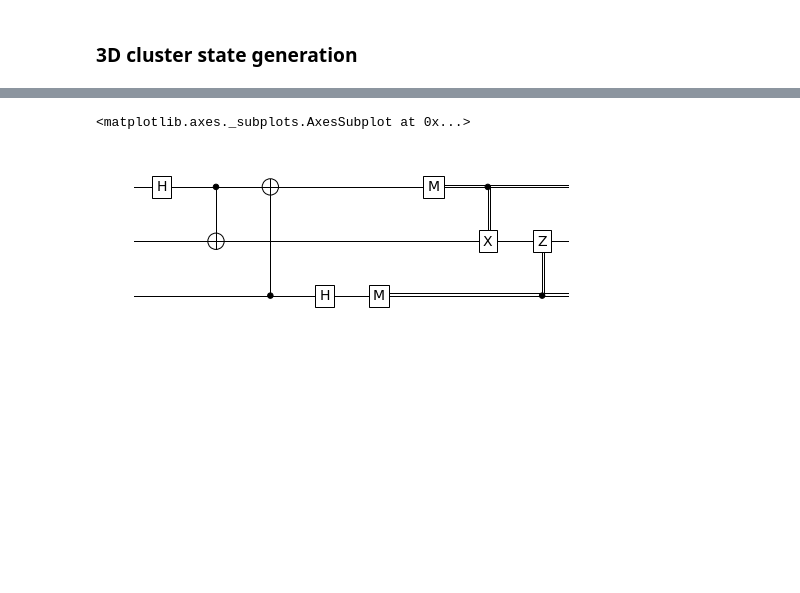
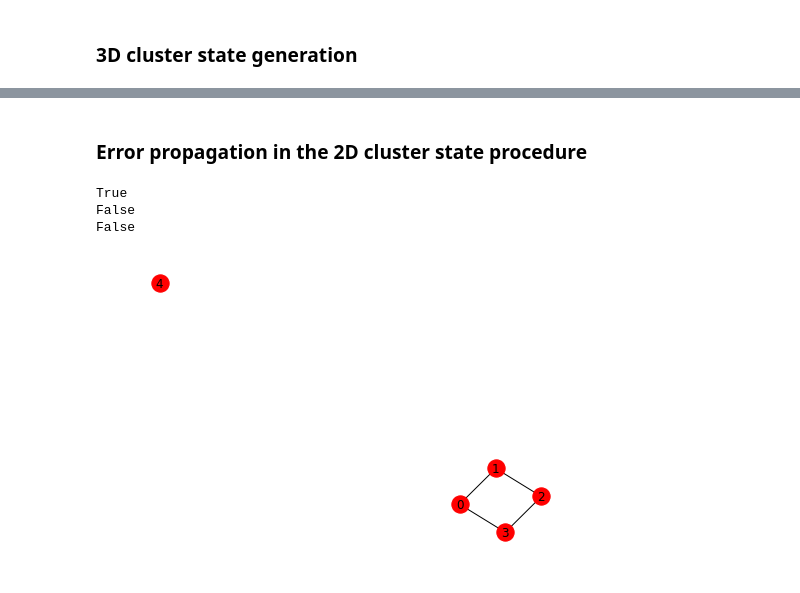
Before and after one commit to noajshu/clusterstates, a Jupyter notebook: knitting.ipynb, the cells around one changed output, grey strips where cells are left out. Drawn from its saved outputs; the diff is of its cells as text; code cells hidden in the pictures; blank space fills up the shorter version.

Commit message:
X error on interior qubit in 2D lattice after swap is propagated to a local X error, carried by the SWAPs

```diff
--- a/knitting.ipynb
+++ b/knitting.ipynb
@@ -151,7 +151,33 @@ False
-# %%
-plot_quantum_circuit([(H,q1),(CNOT,q2,q1),(CNOT,q1,q0),(H,q0),
-                      (M,q0),(M,q1),(CX,q2,q1),(CZ,q2,q0)],
-                     plot_labels=False)
-# %% [output]
-<matplotlib.axes._subplots.AxesSubplot at 0x...>
-[figure, removed]
+# %% [markdown]
+### Error propagation in the 2D cluster state procedure
+# %%
+N = 5
+# flying qubit index
+f = 4
+
+# desired graph edges (square)
+E = [(0, 1), (1, 2), (2, 3), (3, 0)]
+show_graph(range(N), E)
+
+# initial state
+Psi = qt.tensor(N*[ket_plus])
+
+
+e = qt.tensor([X if i == f else Id for i in range(N)])
+
+# cluster-state generation procedure
+procedure_2D_error = swap(targets=[f, 3], N=N) * cz(i=f, j=0, N=N) * cz(i=f, j=2, N=N) * \
+    swap(targets=[f, 1], N=N) * \
+    e * \
+    cz(i=f, j=0, N=N) * cz(i=f, j=2, N=N)
+
+X3 = qt.tensor([X if i == 3 else Id for i in range(N)])
+
+print(X3 * procedure_2D_error * Psi == graph_state_unitary(N, E) * Psi)
+print(X3 * procedure_2D_error == procedure_2D)
+print(X3 * procedure_2D_error == graph_state_unitary(N, E))
+# %% [output]
+True
+False
+False
+[figure, added]
```
Also changed, not shown: parts of 6 cells of this notebook.
